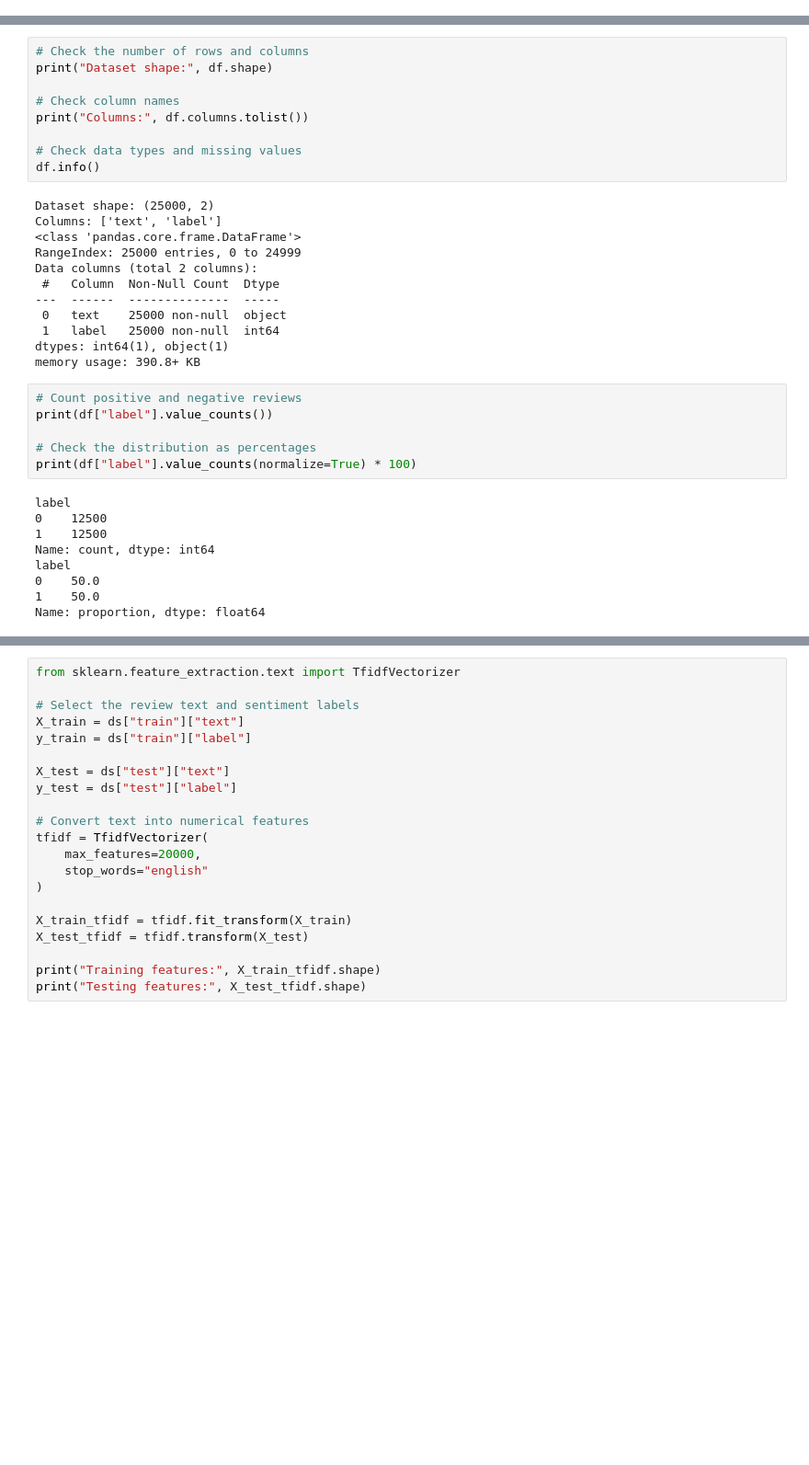
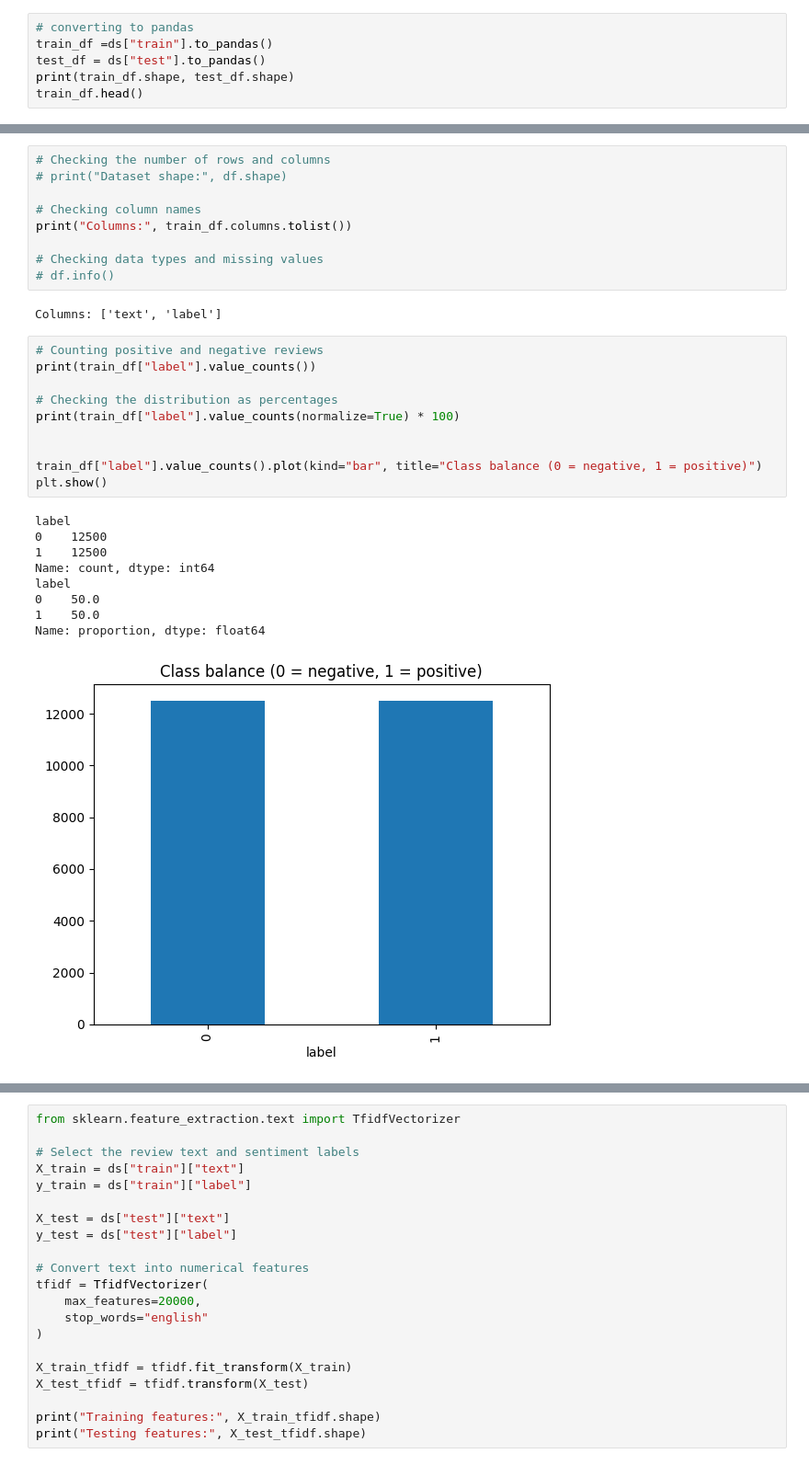
Before and after one commit to naweabaasa/NLP_END_OF_MODULE_PROJECT, a Jupyter notebook: End_of_module_project.ipynb, the cells around one changed output, grey strips where cells are left out. Shown at 92% size. Drawn from its saved outputs; the diff is of its cells as text; blank space fills up the shorter version.

```diff
--- a/End_of_module_project.ipynb
+++ b/End_of_module_project.ipynb
@@ -39,0 +56,6 @@ print(df.head())
+# %%
+# converting to pandas
+train_df =ds["train"].to_pandas()
+test_df = ds["test"].to_pandas()
+print(train_df.shape, test_df.shape)
+train_df.head()
@@ -40,36 +70,31 @@ print(df.head())
 # %%
-# Check the number of rows and columns
-print("Dataset shape:", df.shape)
+# Checking the number of rows and columns
+# print("Dataset shape:", df.shape)
 
-# Check column names
-print("Columns:", df.columns.tolist())
+# Checking column names
+print("Columns:", train_df.columns.tolist())
 
-# Check data types and missing values
-df.info()
+# Checking data types and missing values
+# df.info()
 # %% [output]
-Dataset shape: (25000, 2)
 Columns: ['text', 'label']
-<class 'pandas.core.frame.DataFrame'>
-RangeIndex: 25000 entries, 0 to 24999
-Data columns (total 2 columns):
- #   Column  Non-Null Count  Dtype
----  ------  --------------  -----
- 0   text    25000 non-null  object
- 1   label   25000 non-null  int64
-dtypes: int64(1), object(1)
-memory usage: 390.8+ KB
 # %%
-# Count positive and negative reviews
-print(df["label"].value_counts())
+# Counting positive and negative reviews
+print(train_df["label"].value_counts())
 
-# Check the distribution as percentages
-print(df["label"].value_counts(normalize=True) * 100)
+# Checking the distribution as percentages
+print(train_df["label"].value_counts(normalize=True) * 100)
+
+
+train_df["label"].value_counts().plot(kind="bar", title="Class balance (0 = negative, 1 = positive)")
+plt.show()
 # %% [output]
 label
 0    12500
 1    12500
 Name: count, dtype: int64
 label
 0    50.0
 1    50.0
 Name: proportion, dtype: float64
+[figure, added]
```
Also changed, not shown: parts of 63 cells of this notebook.
